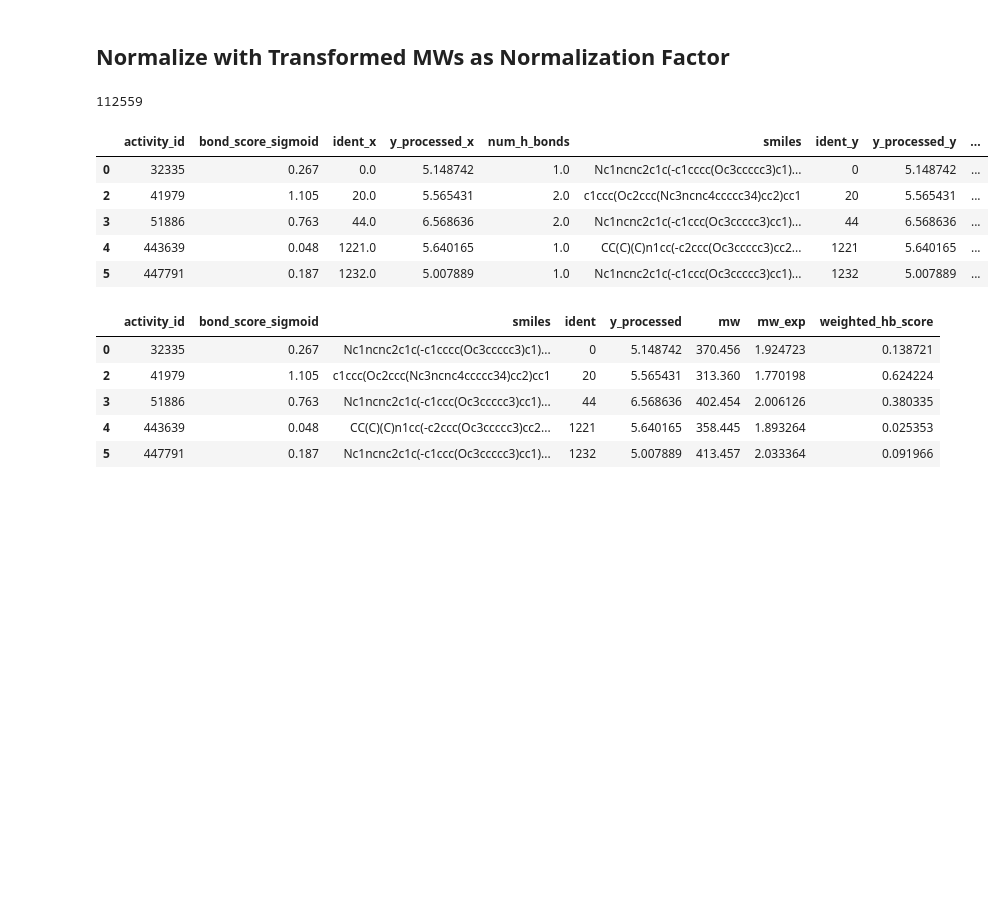
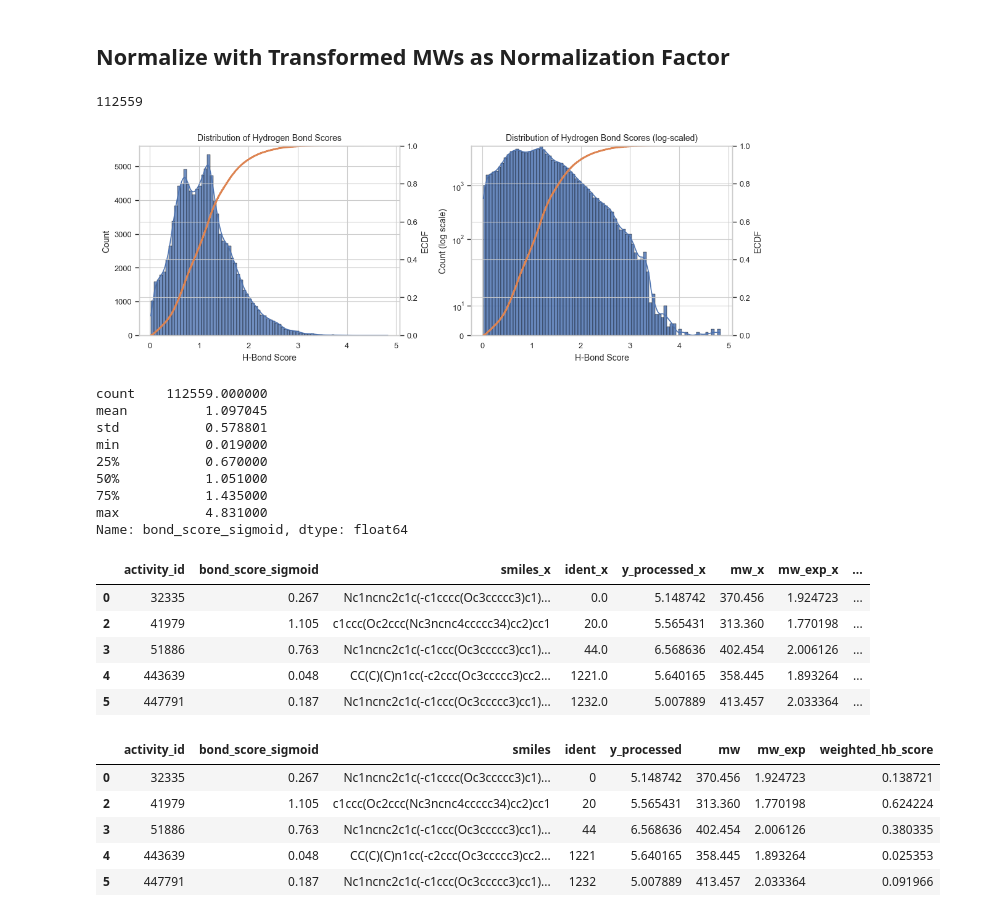
Before and after one commit to fatemeh-moghaddam/kinodata-3D-affinity-prediction, a Jupyter notebook: prob/interactions/hb_scores.ipynb, the cells around one changed output. Drawn from its saved outputs; the diff is of its cells as text; code cells hidden in the pictures; blank space fills up the shorter version.

```diff
--- a/prob/interactions/hb_scores.ipynb
+++ b/prob/interactions/hb_scores.ipynb
@@ -521,15 +521,29 @@ bond_scores = bond_scores.merge(num_hydrogen_bonds[['activity_id', 'ident', 'y_p
 # %%
 bond_scores = bond_scores.merge(mws, on='activity_id', how='right').dropna(subset=[bond_score_col])
 print(len(bond_scores))
+plot_dist_with_log(bond_scores, col=bond_score_col, title = "Distribution of Hydrogen Bond Scores",
+                   x_label="H-Bond Score",
+                   kde=True, show_ecdf=True, save_path=intr_helper_dir/"hb_score.png")
+print(bond_scores[bond_score_col].describe())
 bond_scores.head()
 # %% [output]
 112559
+[figure, added]
+count    112559.000000
+mean          1.097045
+std           0.578801
+min           0.019000
+25%           0.670000
+50%           1.051000
+75%           1.435000
+max           4.831000
+Name: bond_score_sigmoid, dtype: float64
-|  | activity_id | bond_score_sigmoid | ident_x | y_processed_x | num_h_bonds | smiles | ident_y | y_processed_y | ... |
-| 0 | 32335 | 0.267 | 0.0 | 5.148742 | 1.0 | Nc1ncnc2c1c(-c1cccc(Oc3ccccc3)c1)... | 0 | 5.148742 | ... |
-| 2 | 41979 | 1.105 | 20.0 | 5.565431 | 2.0 | c1ccc(Oc2ccc(Nc3ncnc4ccccc34)cc2)cc1 | 20 | 5.565431 | ... |
-| 3 | 51886 | 0.763 | 44.0 | 6.568636 | 2.0 | Nc1ncnc2c1c(-c1ccc(Oc3ccccc3)cc1)... | 44 | 6.568636 | ... |
-| 4 | 443639 | 0.048 | 1221.0 | 5.640165 | 1.0 | CC(C)(C)n1cc(-c2ccc(Oc3ccccc3)cc2... | 1221 | 5.640165 | ... |
-| 5 | 447791 | 0.187 | 1232.0 | 5.007889 | 1.0 | Nc1ncnc2c1c(-c1ccc(Oc3ccccc3)cc1)... | 1232 | 5.007889 | ... |
+|  | activity_id | bond_score_sigmoid | smiles_x | ident_x | y_processed_x | mw_x | mw_exp_x | ... |
+| 0 | 32335 | 0.267 | Nc1ncnc2c1c(-c1cccc(Oc3ccccc3)c1)... | 0.0 | 5.148742 | 370.456 | 1.924723 | ... |
+| 2 | 41979 | 1.105 | c1ccc(Oc2ccc(Nc3ncnc4ccccc34)cc2)cc1 | 20.0 | 5.565431 | 313.360 | 1.770198 | ... |
+| 3 | 51886 | 0.763 | Nc1ncnc2c1c(-c1ccc(Oc3ccccc3)cc1)... | 44.0 | 6.568636 | 402.454 | 2.006126 | ... |
+| 4 | 443639 | 0.048 | CC(C)(C)n1cc(-c2ccc(Oc3ccccc3)cc2... | 1221.0 | 5.640165 | 358.445 | 1.893264 | ... |
+| 5 | 447791 | 0.187 | Nc1ncnc2c1c(-c1ccc(Oc3ccccc3)cc1)... | 1232.0 | 5.007889 | 413.457 | 2.033364 | ... |
 # %%
 bond_scores['weighted_hb_score'] = (bond_scores[bond_score_col] / bond_scores['mw_exp'])
 bond_scores.head()
```
Also changed, not shown: parts of 12 cells of this notebook, 1 other file.
